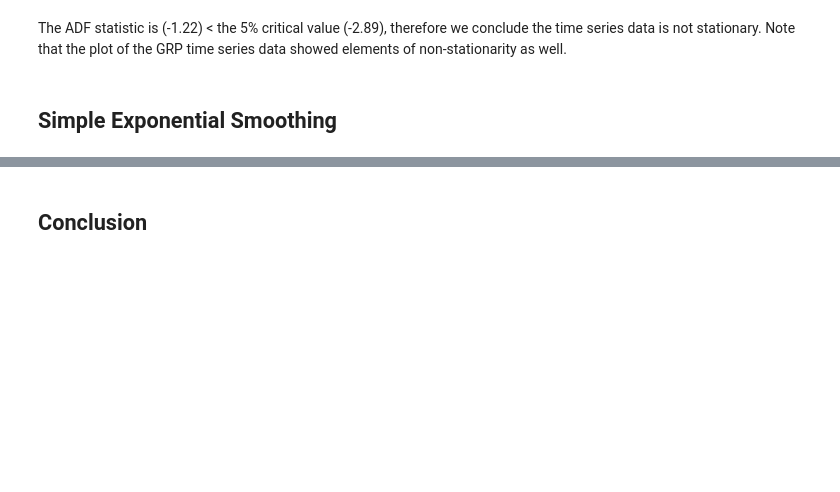
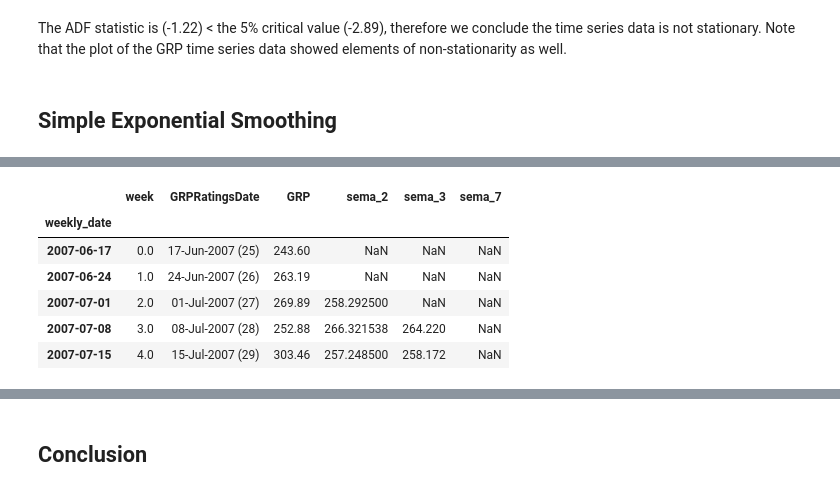
Before and after one commit to tkokkeng/KE5108-TVChannelRatings, a Jupyter notebook: movingAverage.ipynb, the cells around one changed output, grey strips where cells are left out. Saved outputs shown, nothing was run; the diff lists cells and outputs as text; code cells hidden in the pictures; blank space fills up the shorter version.

```diff
--- a/movingAverage.ipynb
+++ b/movingAverage.ipynb
@@ -310,0 +325,4 @@ The ADF statistic is (-1.22) < the 5% critical value (-2.89), therefore we concl
+# %%
+sema_df = train_ts_df[['sema_2', 'sema_3', 'sema_7']].copy()
+sema_df.index = sema_df.index + DateOffset(days=7)
+sema_df.head()
@@ -310,0 +337,12 @@ The ADF statistic is (-1.22) < the 5% critical value (-2.89), therefore we concl
+# %%
+train_ts_df.drop(['sema_2', 'sema_3', 'sema_7'], axis=1, inplace=True)
+train_ts_df = train_ts_df.join(sema_df, how='outer', sort=True)
+train_ts_df.head()
+# %% [output]
+|  | week | GRPRatingsDate | GRP | sema_2 | sema_3 | sema_7 |
+| weekly_date |  |  |  |  |  |  |
+| 2007-06-17 | 0.0 | 17-Jun-2007 (25) | 243.60 | NaN | NaN | NaN |
+| 2007-06-24 | 1.0 | 24-Jun-2007 (26) | 263.19 | NaN | NaN | NaN |
+| 2007-07-01 | 2.0 | 01-Jul-2007 (27) | 269.89 | 258.292500 | NaN | NaN |
+| 2007-07-08 | 3.0 | 08-Jul-2007 (28) | 252.88 | 266.321538 | 264.220 | NaN |
+| 2007-07-15 | 4.0 | 15-Jul-2007 (29) | 303.46 | 257.248500 | 258.172 | NaN |
```
Also changed, not shown: parts of 18 cells of this notebook.
